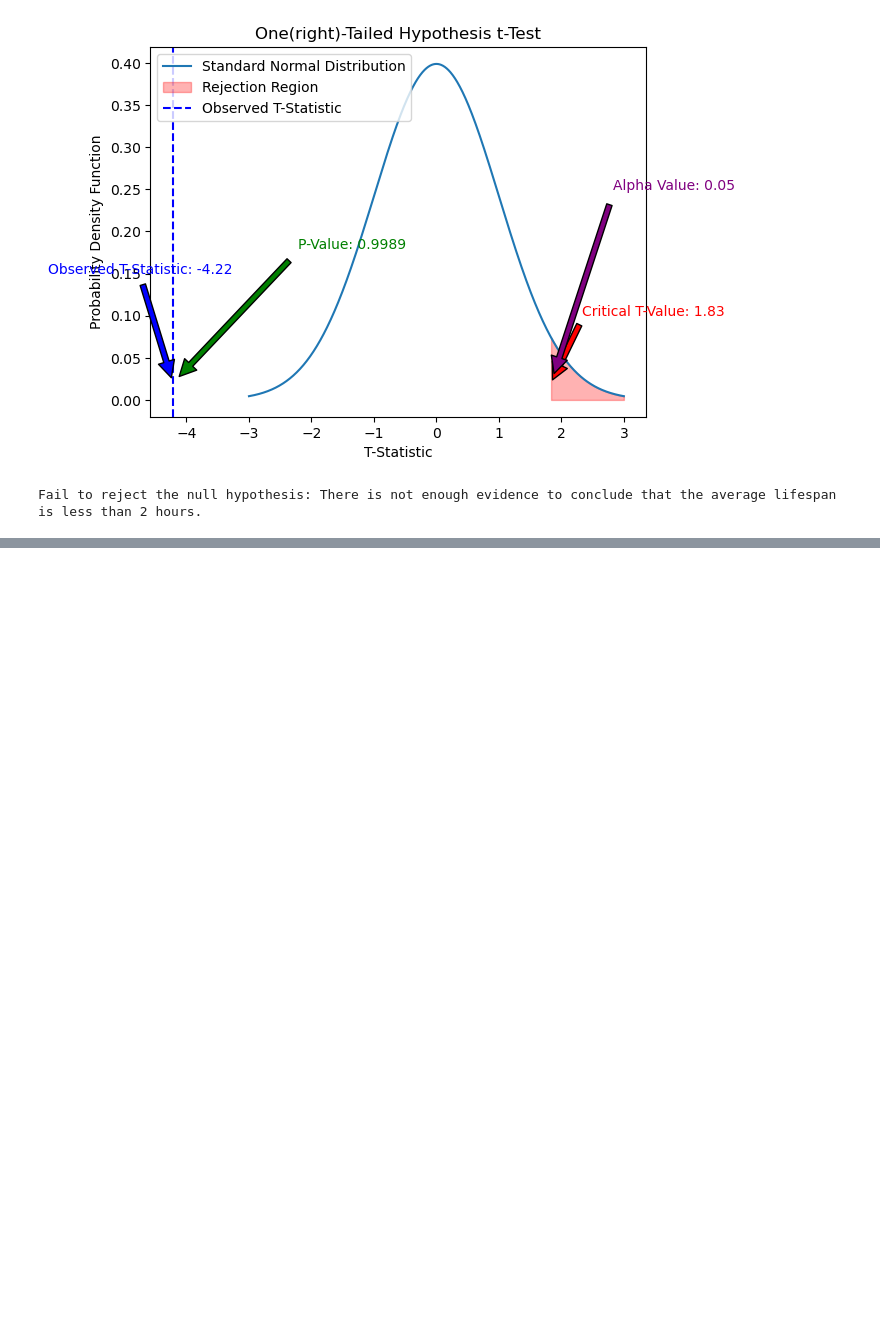
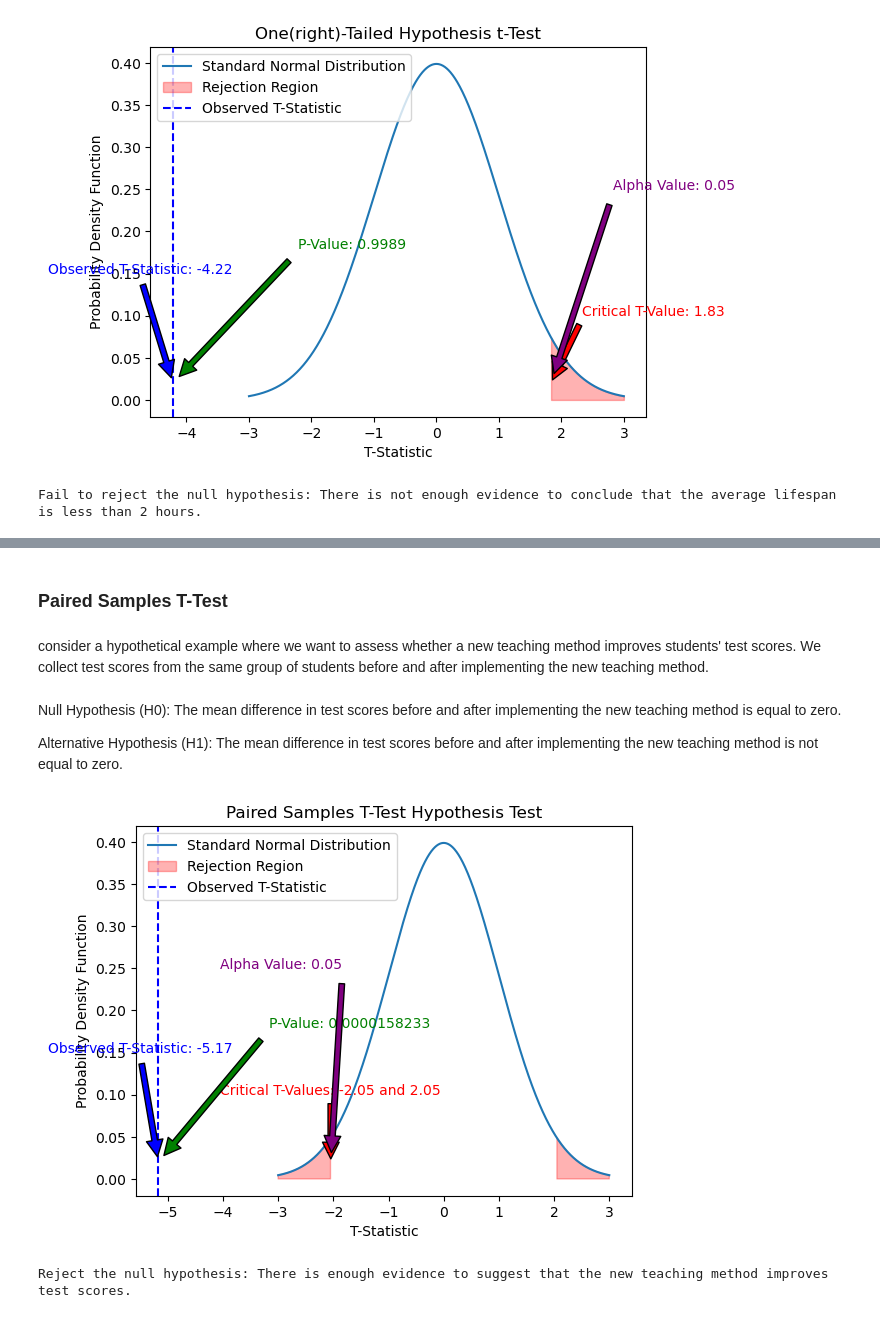
Before and after one commit to Hari-810/ML_DL, a Jupyter notebook: EDA/t_test_hypothesis.ipynb, the cells around one changed output, grey strips where cells are left out. Drawn from its saved outputs; the diff is of its cells as text; code cells hidden in the pictures; blank space fills up the shorter version.

```diff
--- a/EDA/t_test_hypothesis.ipynb
+++ b/EDA/t_test_hypothesis.ipynb
@@ -133,0 +207,72 @@ Fail to reject the null hypothesis: There is not enough evidence to conclude tha
+# %% [markdown]
+### Paired Samples T-Test
+# %% [markdown]
+consider a hypothetical example where we want to assess whether a new teaching method improves students' test scores. We collect test scores from the same group of students before and after implementing the new teaching method.
+# %% [markdown]
+Null Hypothesis (H0): The mean difference in test scores before and after implementing the new teaching method is equal to zero.
+
+Alternative Hypothesis (H1): The mean difference in test scores before and after implementing the new teaching method is not equal to zero.
+# %%
+import numpy as np
+import matplotlib.pyplot as plt
+from scipy import stats
+
+# Generate example data
+np.random.seed(42)
+
+# Before: Test scores before implementing the new teaching method
+before_scores = np.random.normal(loc=70, scale=10, size=30)
+
+# After: Test scores after implementing the new teaching method
+# Assuming the new method leads to improvement, let's add a mean increase of 5 points
+after_scores = before_scores + np.random.normal(loc=5, scale=5, size=30)
+
+# Paired Samples T-Test
+t_statistic, p_value = stats.ttest_rel(before_scores, after_scores)
+
+# Generate data for the standard normal distribution
+x = np.linspace(-3, 3, 1000)
+y = stats.norm.pdf(x)
+
+# Plot the standard normal distribution
+plt.plot(x, y, label='Standard Normal Distribution')
+
+# Shade the rejection region for a two-tailed test
+alpha = 0.05
+t_critical = stats.t.ppf(1 - alpha/2, df=len(before_scores) - 1)
+plt.fill_between(x, y, where=(x < -t_critical) | (x > t_critical),
+                 color='red', alpha=0.3, label='Rejection Region')
+
+# Plot the observed t-statistic
+plt.axvline(x=t_statistic, color='blue', linestyle='--', label='Observed T-Statistic')
+
+# Add labels and title
+plt.title('Paired Samples T-Test Hypothesis Test')
+plt.xlabel('T-Statistic')
+plt.ylabel('Probability Density Function')
+
+# Add annotations for t-statistic, critical score, p-value, and alpha
+plt.annotate(f'Observed T-Statistic: {t_statistic:.2f}', xy=(t_statistic, 0.02), xytext=(t_statistic - 2, 0.15),
+             arrowprops=dict(facecolor='blue', shrink=0.05), color='blue')
+plt.annotate(f'Critical T-Values: {-t_critical:.2f} and {t_critical:.2f}',
+             xy=(-t_critical, 0.02), xytext=(-t_critical - 2, 0.1),
+             arrowprops=dict(facecolor='red', shrink=0.05), color='red')
+plt.annotate(f'P-Value: {p_value:.10f}', xy=(t_statistic, 0.02), xytext=(t_statistic + 2, 0.18),
+             arrowprops=dict(facecolor='green', shrink=0.05), color='green')
+plt.annotate(f'Alpha Value: {alpha}', xy=(-t_critical, 0.02), xytext=(-t_critical - 2, 0.25),
+             arrowprops=dict(facecolor='purple', shrink=0.05), color='purple')
+
+# Display the legend
+plt.legend()
+
+# Display the plot
+plt.show()
+
+# Conclusion
+if p_value < alpha:
+    print("Reject the null hypothesis: There is enough evidence to suggest that the new teaching method improves test scores.")
+else:
+    print("Fail to reject the null hypothesis: There is not enough evidence to suggest a significant improvement in test scores.")
+# %% [output]
+[figure, added]
+Reject the null hypothesis: There is enough evidence to suggest that the new teaching method improves test scores.
```
Also changed, not shown: parts of 4 cells of this notebook, 1 other file.
